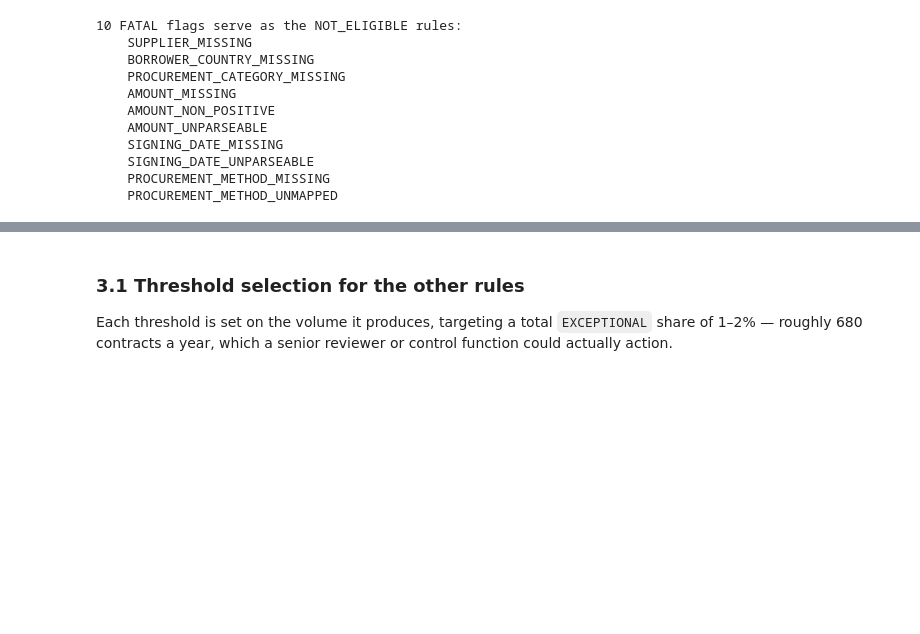
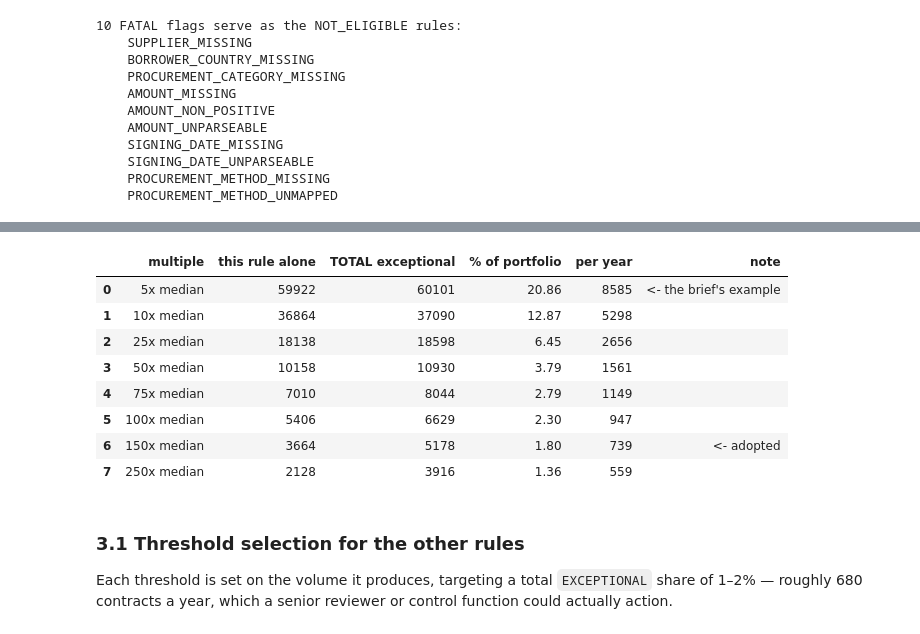
Before and after one commit to hanieljacob/Procurement-Contract-Risk-Classification, a Jupyter notebook: notebooks/02_rule_engine.ipynb, the cells around one changed output, grey strips where cells are left out. Saved outputs shown, nothing was run; the diff lists cells and outputs as text; code cells hidden in the pictures; blank space fills up the shorter version.

```diff
--- a/notebooks/02_rule_engine.ipynb
+++ b/notebooks/02_rule_engine.ipynb
@@ -142,3 +122,33 @@ pd.DataFrame(rows)
+# %%
+r = features.amount_vs_category_region_median
+p = features.amount_percentile_in_category_region
+n = len(features)
+
+nc = features.is_competitive_method == False
+first = features.is_first_contract_in_project == True
+off = (features.supplier_in_secrecy_jurisdiction == True) & (features.supplier_is_domestic == False)
+other = (nc & (features.amount_usd > config.EXCEPTIONAL_NON_COMPETITIVE_AMOUNT)) | off         | (first & (r > config.EXCEPTIONAL_FIRST_CONTRACT_RATIO))
+
+rows = []
+for m in (5, 10, 25, 50, 75, 100, 150, 250):
+    union = (r > m) | other
+    note = "<- the brief's example" if m == 5 else (
+           "<- adopted" if m == config.EXCEPTIONAL_AMOUNT_MEDIAN_MULTIPLE else "")
+    rows.append({"multiple": f"{m}x median", "this rule alone": int((r > m).sum()),
+                 "TOTAL exceptional": int(union.sum()),
+                 "% of portfolio": round(union.mean()*100, 2),
+                 "per year": int(union.sum()/7), "note": note})
+pd.DataFrame(rows)
+# %% [output]
+|  | multiple | this rule alone | TOTAL exceptional | % of portfolio | per year | note |
+| 0 | 5x median | 59922 | 60101 | 20.86 | 8585 | <- the brief's example |
+| 1 | 10x median | 36864 | 37090 | 12.87 | 5298 |  |
+| 2 | 25x median | 18138 | 18598 | 6.45 | 2656 |  |
+| 3 | 50x median | 10158 | 10930 | 3.79 | 1561 |  |
+| 4 | 75x median | 7010 | 8044 | 2.79 | 1149 |  |
+| 5 | 100x median | 5406 | 6629 | 2.30 | 947 |  |
+| 6 | 150x median | 3664 | 5178 | 1.80 | 739 | <- adopted |
+| 7 | 250x median | 2128 | 3916 | 1.36 | 559 |  |
 # %% [markdown]
 ### 3.1 Threshold selection for the other rules
 
```
Also changed, not shown: parts of 9 cells of this notebook, 6 other files.
